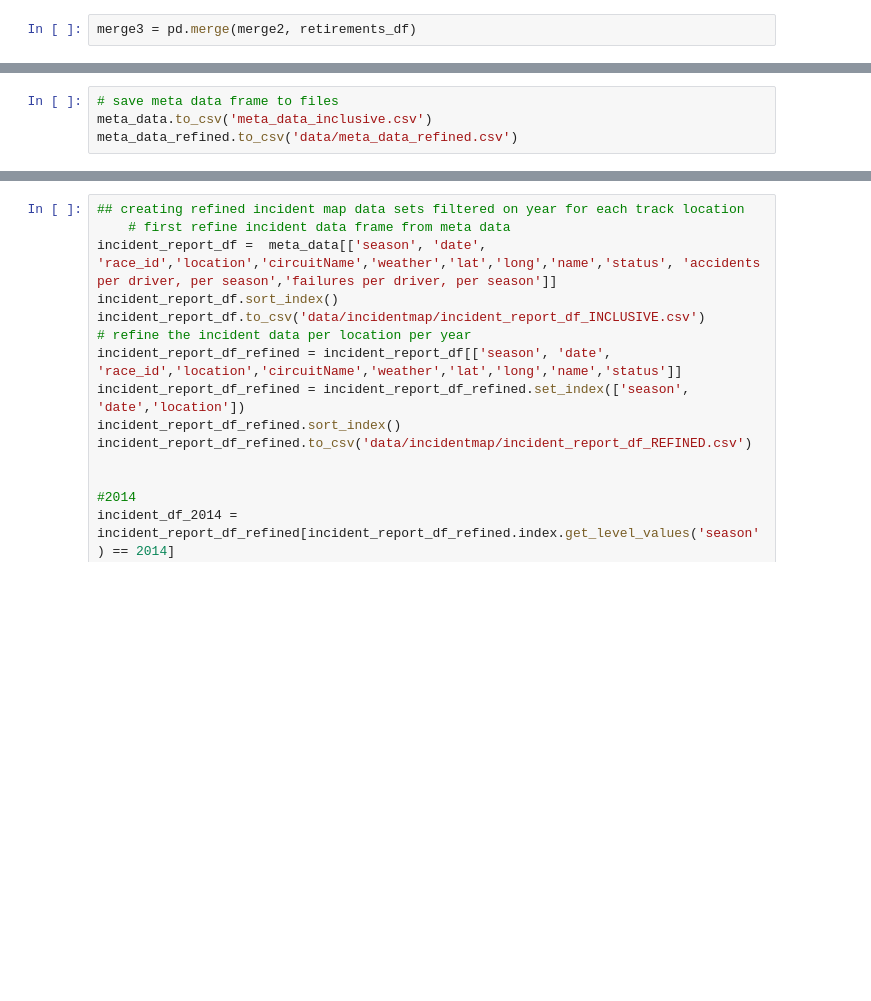
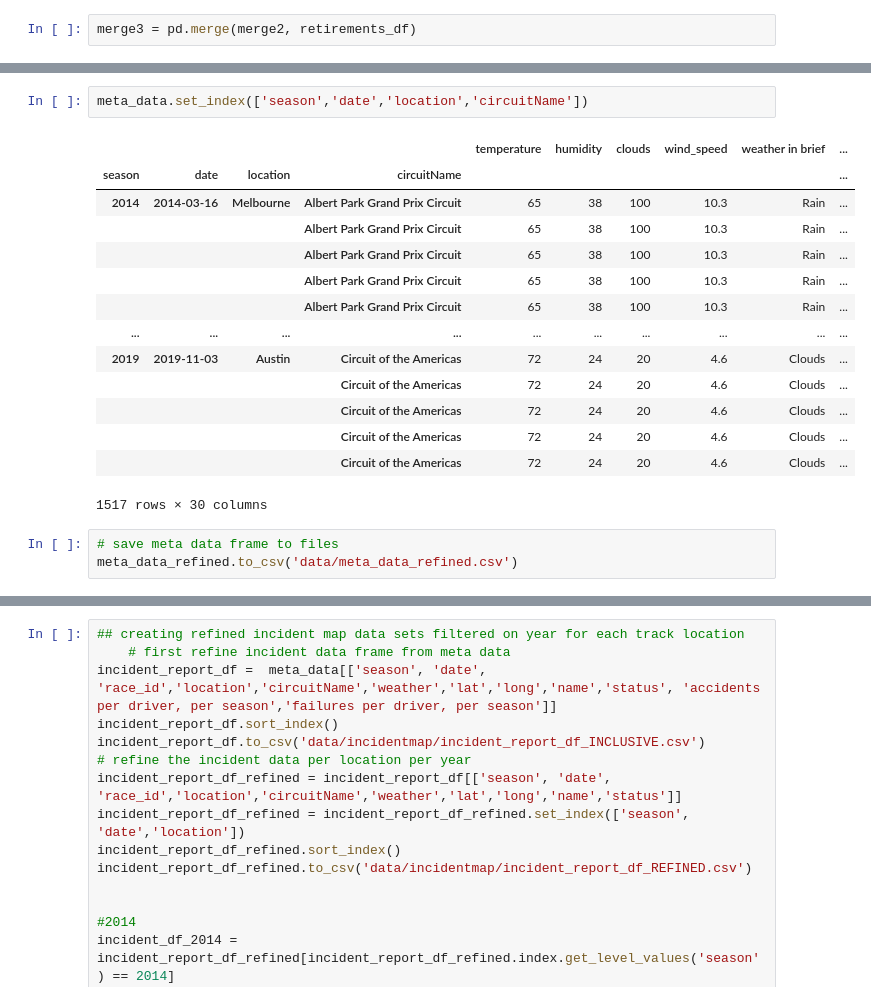
Before and after one commit to 31573/Dr.John, a Jupyter notebook: data_scaping_mia.ipynb, the cells around one changed output, grey strips where cells are left out. Cells and saved outputs as stored; diff of their text form; blank space fills up the shorter version.

```diff
--- a/data_scaping_mia.ipynb
+++ b/data_scaping_mia.ipynb
@@ -164,6 +274,22 @@ meta_data_refined.sort_index()
+# %%
+meta_data.set_index(['season','date','location','circuitName'])
+# %% [output]
+|  |  |  |  | temperature | humidity | clouds | wind_speed | weather in brief | ... |
+| season | date | location | circuitName |  |  |  |  |  | ... |
+| 2014 | 2014-03-16 | Melbourne | Albert Park Grand Prix Circuit | 65 | 38 | 100 | 10.3 | Rain | ... |
+|  |  |  | Albert Park Grand Prix Circuit | 65 | 38 | 100 | 10.3 | Rain | ... |
+|  |  |  | Albert Park Grand Prix Circuit | 65 | 38 | 100 | 10.3 | Rain | ... |
+|  |  |  | Albert Park Grand Prix Circuit | 65 | 38 | 100 | 10.3 | Rain | ... |
+|  |  |  | Albert Park Grand Prix Circuit | 65 | 38 | 100 | 10.3 | Rain | ... |
+| ... | ... | ... | ... | ... | ... | ... | ... | ... | ... |
+| 2019 | 2019-11-03 | Austin | Circuit of the Americas | 72 | 24 | 20 | 4.6 | Clouds | ... |
+|  |  |  | Circuit of the Americas | 72 | 24 | 20 | 4.6 | Clouds | ... |
+|  |  |  | Circuit of the Americas | 72 | 24 | 20 | 4.6 | Clouds | ... |
+|  |  |  | Circuit of the Americas | 72 | 24 | 20 | 4.6 | Clouds | ... |
+|  |  |  | Circuit of the Americas | 72 | 24 | 20 | 4.6 | Clouds | ... |
+1517 rows × 30 columns
 # %%
 # save meta data frame to files
-meta_data.to_csv('meta_data_inclusive.csv')
 meta_data_refined.to_csv('data/meta_data_refined.csv')
 # %%
 ## creating refined weather data sets filtered on year for each track location
```
Also changed, not shown: parts of 11 cells of this notebook, 27 other files.
